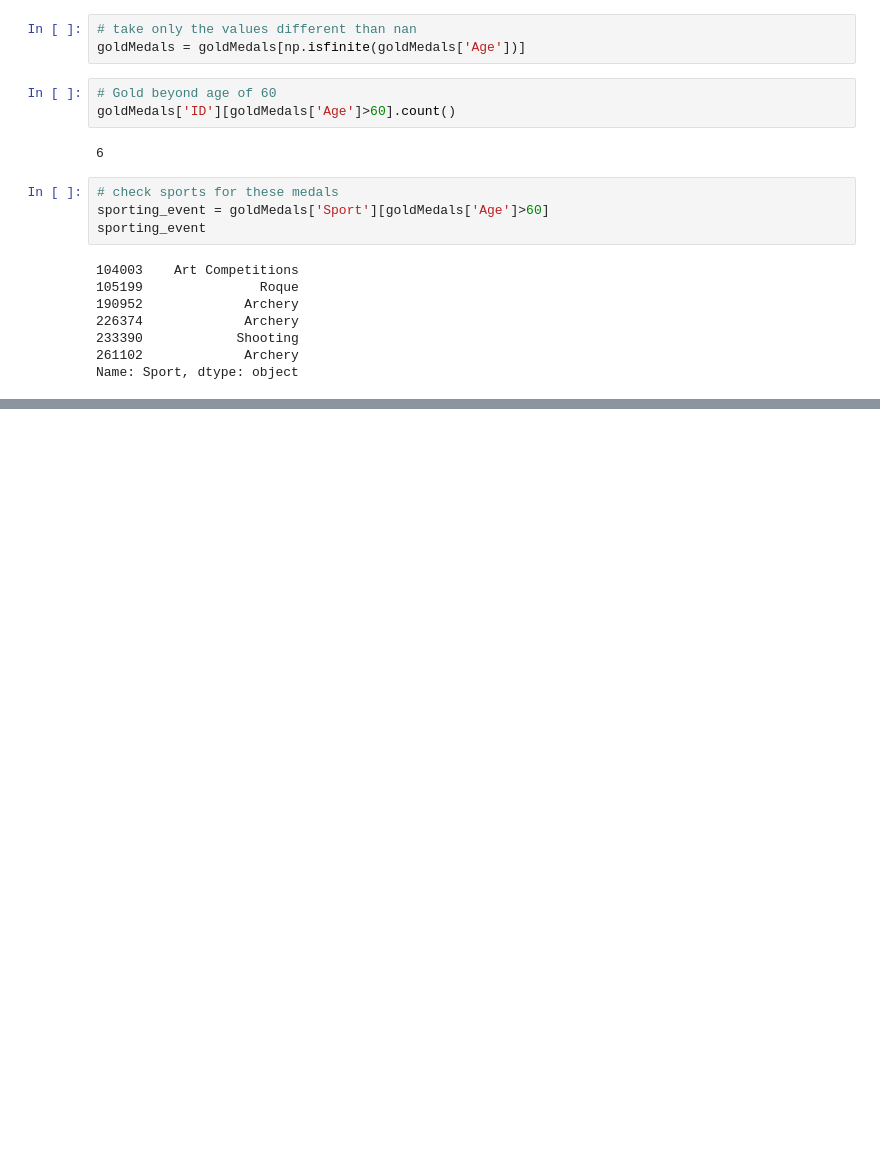
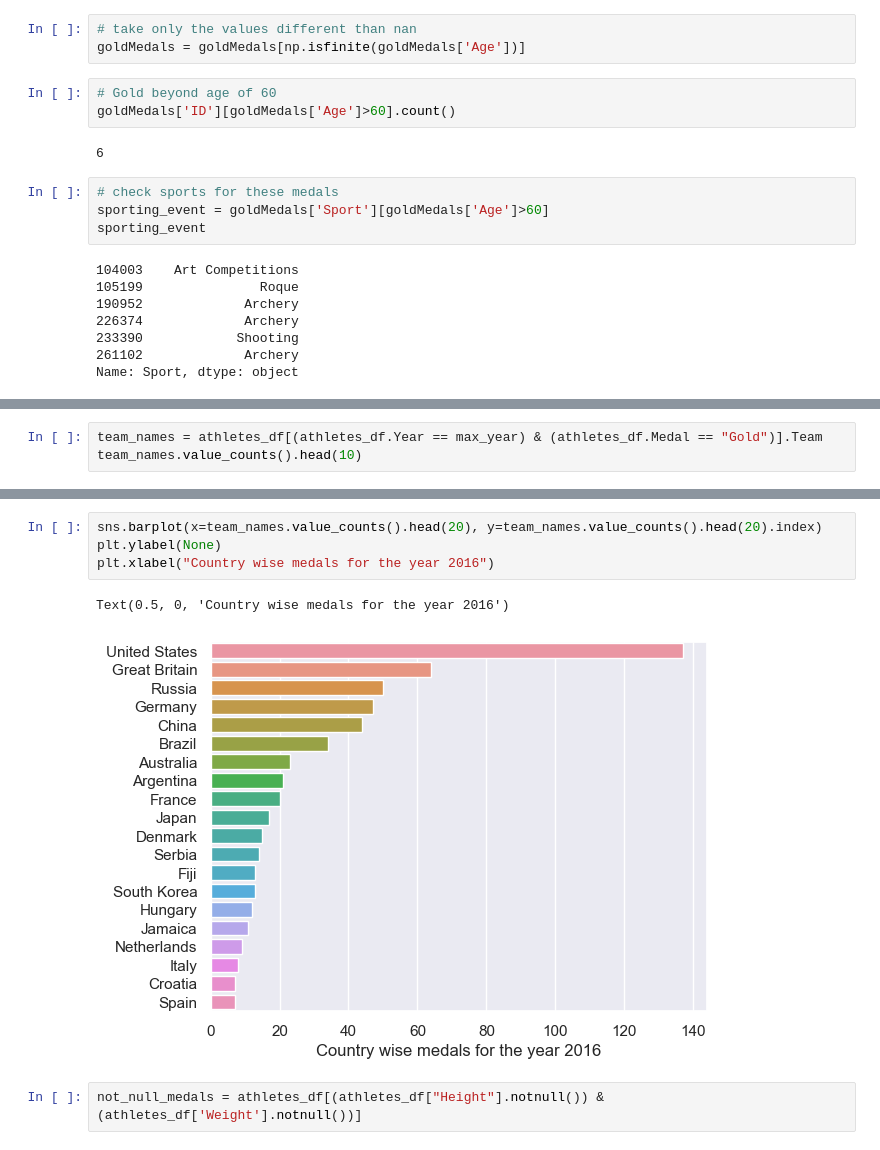
Before and after one commit to pk-2805/Olympics_Data, a Jupyter notebook: Exploratory_Data_Analysis.ipynb, the cells around one changed output, grey strips where cells are left out. Drawn from its saved outputs; the diff is of its cells as text; blank space fills up the shorter version.

```diff
--- a/Exploratory_Data_Analysis.ipynb
+++ b/Exploratory_Data_Analysis.ipynb
@@ -330,0 +363,3 @@ Name: Sport, dtype: object
+# %%
+team_names = athletes_df[(athletes_df.Year == max_year) & (athletes_df.Medal == "Gold")].Team
+team_names.value_counts().head(10)
@@ -330,0 +378,9 @@ Name: Sport, dtype: object
+# %%
+sns.barplot(x=team_names.value_counts().head(20), y=team_names.value_counts().head(20).index)
+plt.ylabel(None)
+plt.xlabel("Country wise medals for the year 2016")
+# %% [output]
+Text(0.5, 0, 'Country wise medals for the year 2016')
+[figure, added]
+# %%
+not_null_medals = athletes_df[(athletes_df["Height"].notnull()) & (athletes_df['Weight'].notnull())]
```
Also changed, not shown: parts of 9 cells of this notebook.
